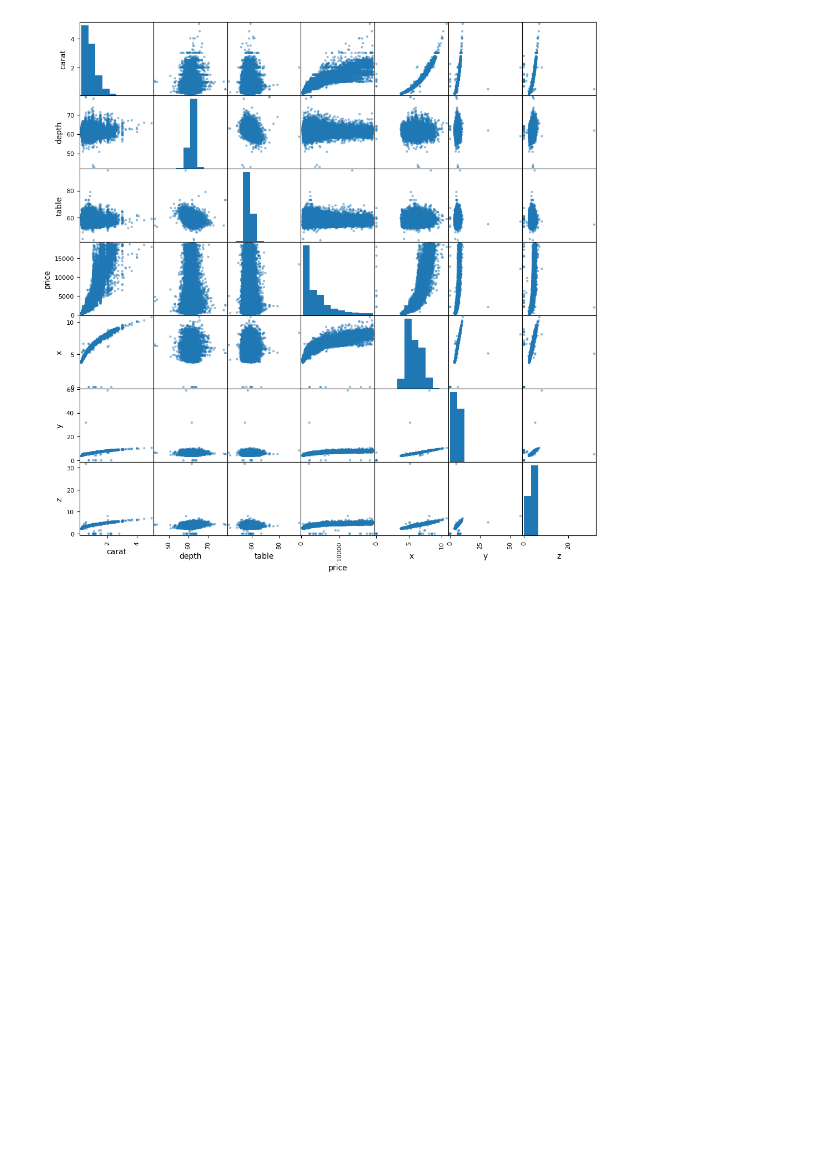
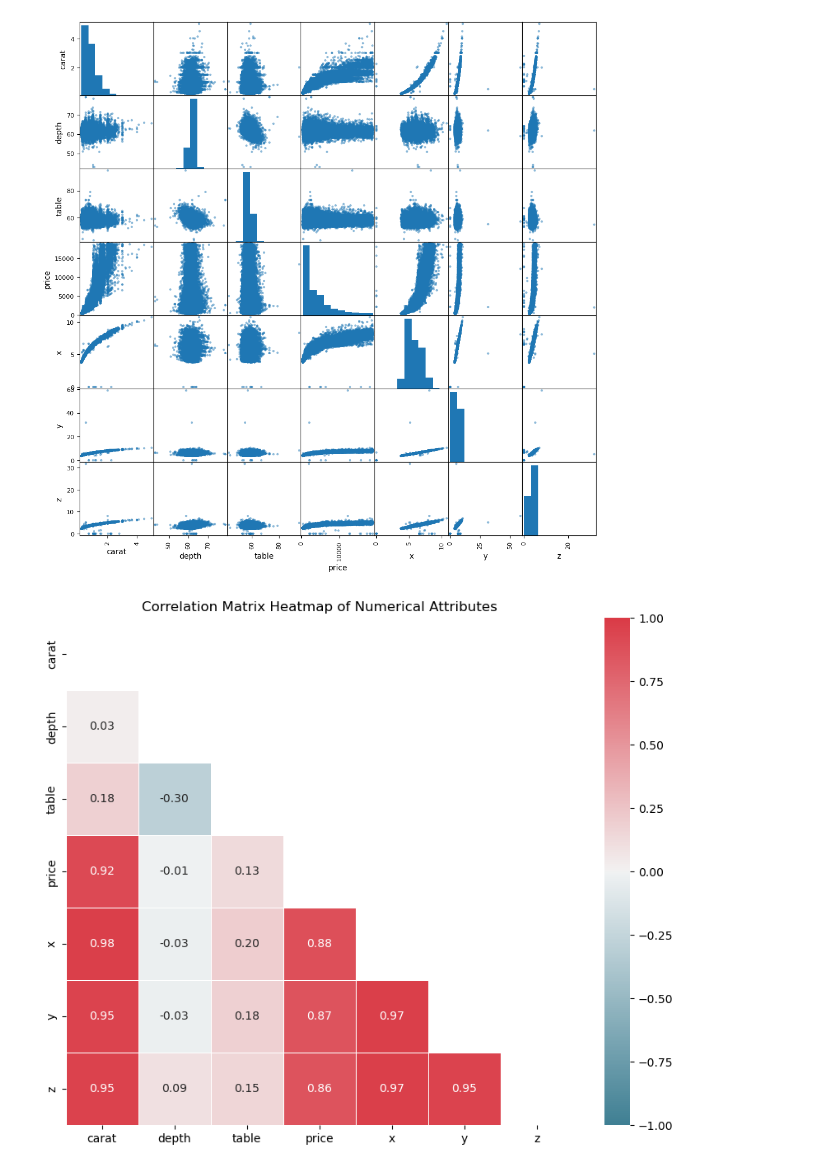
Before and after one commit to ThomasSchiolerH/Machine-Learning-And-Data-Mining, a Jupyter notebook: Project 1/project.ipynb, the cells around one changed output. Cells and saved outputs as stored; diff of their text form; code cells hidden in the pictures; blank space fills up the shorter version.

Commit message:
heatmap

```diff
--- a/Project 1/project.ipynb
+++ b/Project 1/project.ipynb
@@ -99,3 +99,39 @@ scatter_matrix(data[numerical_columns], figsize=(12, 12))
 plt.show()
 # %% [output]
 [figure]
+# %%
+import seaborn as sns
+import numpy as np
+
+# Compute the correlation matrix
+corr_matrix = data[numerical_columns].corr()
+# Set up the matplotlib figure
+plt.figure(figsize=(10, 8))
+
+# Generate a mask for the upper triangle (optional)
+mask = np.triu(np.ones_like(corr_matrix, dtype=bool))
+
+# Generate a custom diverging colormap (optional)
+cmap = sns.diverging_palette(220, 10, as_cmap=True)
+
+# Draw the heatmap with the mask and correct aspect ratio
+sns.heatmap(
+    corr_matrix,
+    mask=mask,
+    cmap=cmap,
+    vmax=1,
+    vmin=-1,
+    center=0,
+    annot=True,     # Annotate cells with correlation coefficients
+    fmt=".2f",      # Format annotations to two decimal places
+    square=True,
+    linewidths=.5
+)
+
+# Set the title
+plt.title('Correlation Matrix Heatmap of Numerical Attributes')
+
+# Show the plot
+plt.show()
+# %% [output]
+[figure, added]
```
